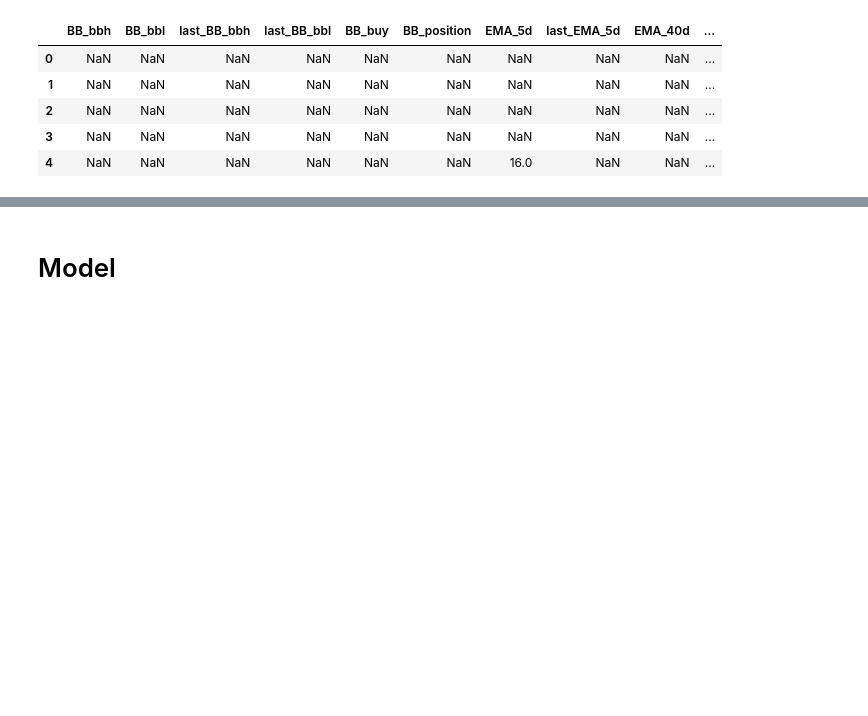
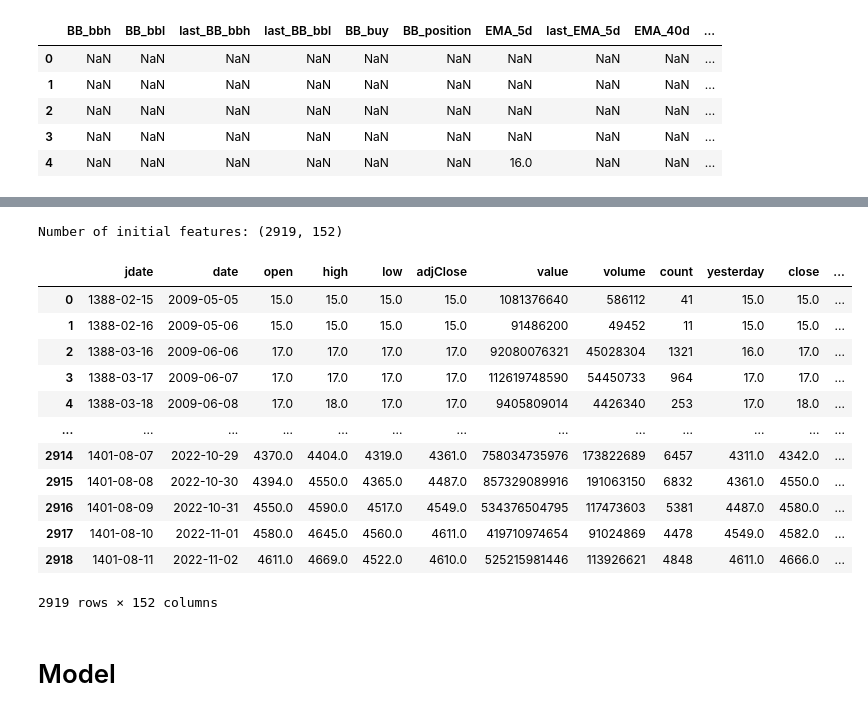
Before and after one commit to Hamtech-ai/InsightiFi, a Jupyter notebook: concat_features.ipynb, the cells around one changed output, grey strips where cells are left out. Saved outputs shown, nothing was run; the diff lists cells and outputs as text; code cells hidden in the pictures; blank space fills up the shorter version.

Commit message:
initFeatures debugged

```diff
--- a/concat_features.ipynb
+++ b/concat_features.ipynb
@@ -278,5 +281,29 @@ np.unique(signals, return_counts = True)
 # %%
-initFeatures = pd.concat([features, signals[-len(features):]], axis = 1)
-initFeatures.to_csv('initFeatures.csv', index = False)
+initFeatures = features.merge(
+    signals,
+    how = 'left',
+    on = 'date'
+)
+initFeatures.to_csv(
+    'initFeatures.csv',
+    index = False
+)
+print(f'Number of initial features: {initFeatures.shape}')
+initFeatures
+# %% [output]
+Number of initial features: (2919, 152)
+|  | jdate | date | open | high | low | adjClose | value | volume | count | yesterday | close | ... |
+| 0 | 1388-02-15 | 2009-05-05 | 15.0 | 15.0 | 15.0 | 15.0 | 1081376640 | 586112 | 41 | 15.0 | 15.0 | ... |
+| 1 | 1388-02-16 | 2009-05-06 | 15.0 | 15.0 | 15.0 | 15.0 | 91486200 | 49452 | 11 | 15.0 | 15.0 | ... |
+| 2 | 1388-03-16 | 2009-06-06 | 17.0 | 17.0 | 17.0 | 17.0 | 92080076321 | 45028304 | 1321 | 16.0 | 17.0 | ... |
+| 3 | 1388-03-17 | 2009-06-07 | 17.0 | 17.0 | 17.0 | 17.0 | 112619748590 | 54450733 | 964 | 17.0 | 17.0 | ... |
+| 4 | 1388-03-18 | 2009-06-08 | 17.0 | 18.0 | 17.0 | 17.0 | 9405809014 | 4426340 | 253 | 17.0 | 18.0 | ... |
+| ... | ... | ... | ... | ... | ... | ... | ... | ... | ... | ... | ... | ... |
+| 2914 | 1401-08-07 | 2022-10-29 | 4370.0 | 4404.0 | 4319.0 | 4361.0 | 758034735976 | 173822689 | 6457 | 4311.0 | 4342.0 | ... |
+| 2915 | 1401-08-08 | 2022-10-30 | 4394.0 | 4550.0 | 4365.0 | 4487.0 | 857329089916 | 191063150 | 6832 | 4361.0 | 4550.0 | ... |
+| 2916 | 1401-08-09 | 2022-10-31 | 4550.0 | 4590.0 | 4517.0 | 4549.0 | 534376504795 | 117473603 | 5381 | 4487.0 | 4580.0 | ... |
+| 2917 | 1401-08-10 | 2022-11-01 | 4580.0 | 4645.0 | 4560.0 | 4611.0 | 419710974654 | 91024869 | 4478 | 4549.0 | 4582.0 | ... |
+| 2918 | 1401-08-11 | 2022-11-02 | 4611.0 | 4669.0 | 4522.0 | 4610.0 | 525215981446 | 113926621 | 4848 | 4611.0 | 4666.0 | ... |
+2919 rows × 152 columns
 # %% [markdown]
 # Model
```
Also changed, not shown: parts of 11 cells of this notebook, 1 other file.
